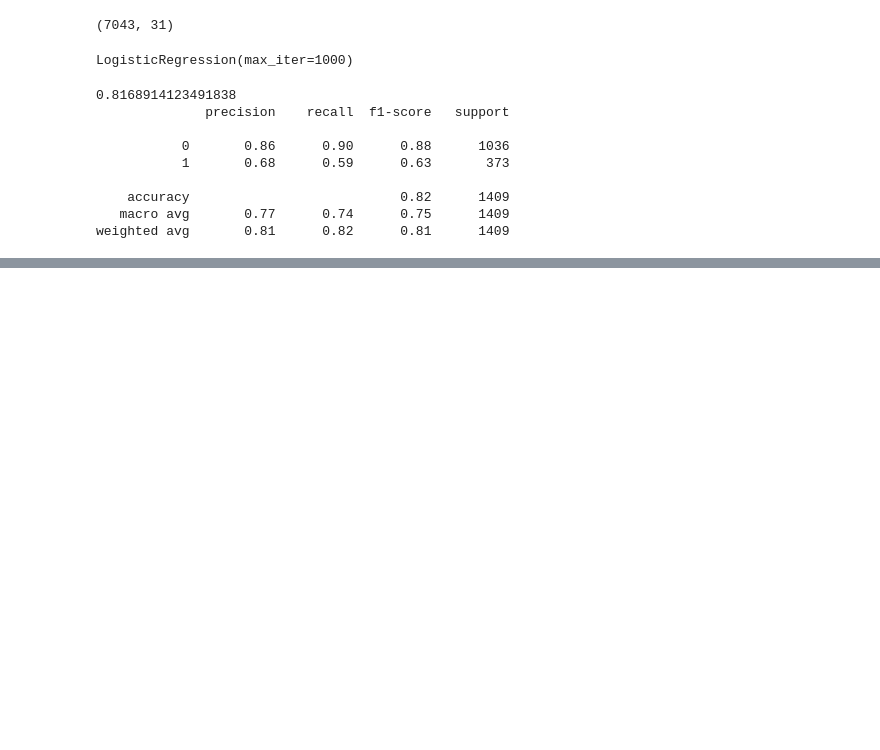
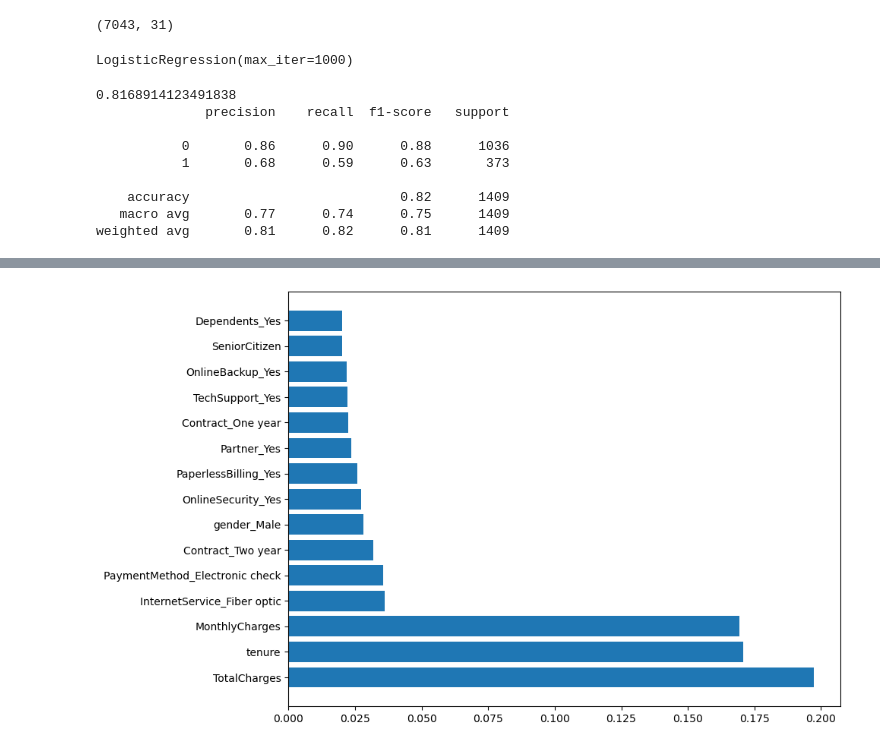
Before and after one commit to Om-Nair/customer-churn-analytics, a Jupyter notebook: notebooks/01_data_cleaning.ipynb, the cells around one changed output, grey strips where cells are left out. Cells and saved outputs as stored; diff of their text form; code cells hidden in the pictures; blank space fills up the shorter version.

Commit message:
Add random forest model and feature importance analysis

```diff
--- a/notebooks/01_data_cleaning.ipynb
+++ b/notebooks/01_data_cleaning.ipynb
@@ -173,3 +173,18 @@ print(classification_report(y_test, y_pred))
     accuracy                           0.82      1409
    macro avg       0.77      0.74      0.75      1409
 weighted avg       0.81      0.82      0.81      1409
+# %%
+from sklearn.ensemble import RandomForestClassifier
+from sklearn.metrics import accuracy_score, classification_report
+
+rf = RandomForestClassifier(
+    n_estimators=300,
+    random_state=42
+)
+
+rf.fit(X_train, y_train)
+
+rf_pred = rf.predict(X_test)
+
+print("Accuracy:", accuracy_score(y_test, rf_pred))
+print(classification_report(y_test, rf_pred))
@@ -175,0 +201,14 @@ weighted avg       0.81      0.82      0.81      1409
+# %%
+import pandas as pd
+
+feature_importance = pd.DataFrame({
+    "Feature": X.columns,
+    "Importance": rf.feature_importances_
+})
+
+feature_importance = feature_importance.sort_values(
+    by="Importance",
+    ascending=False
+)
+
+feature_importance.head(15)
@@ -175,0 +232,11 @@ weighted avg       0.81      0.82      0.81      1409
+# %%
+import matplotlib.pyplot as plt
+
+top15 = feature_importance.head(15)
+
+plt.figure(figsize=(10,6))
+plt.barh(top15["Feature"], top15["Importance"])
+plt.tight_layout()
+plt.show()
+# %% [output]
+[figure, added]
```
Also changed, not shown: parts of 2 cells of this notebook, 1 other file.
